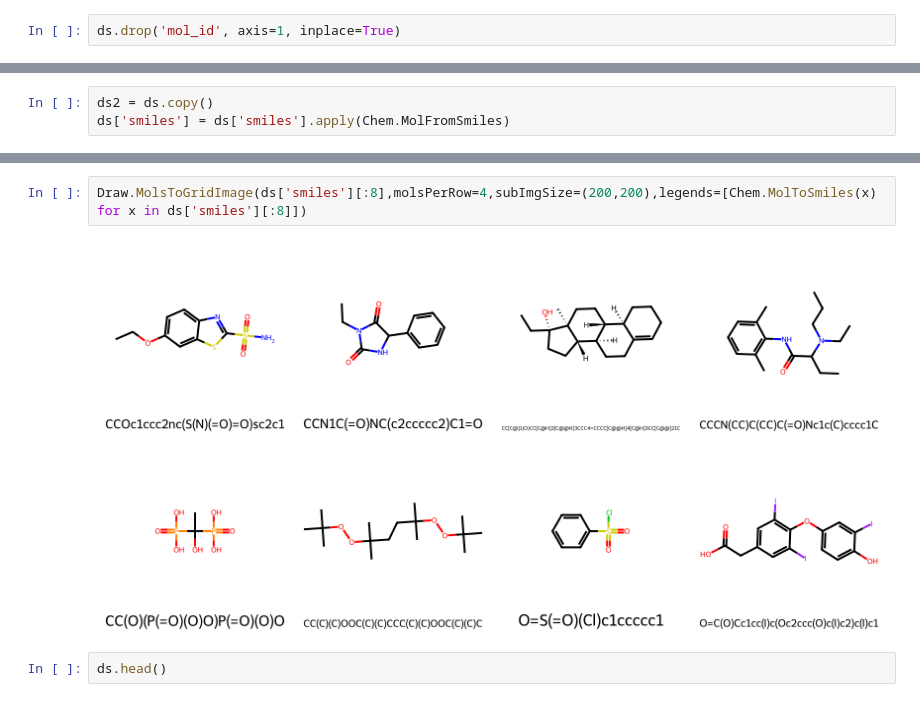
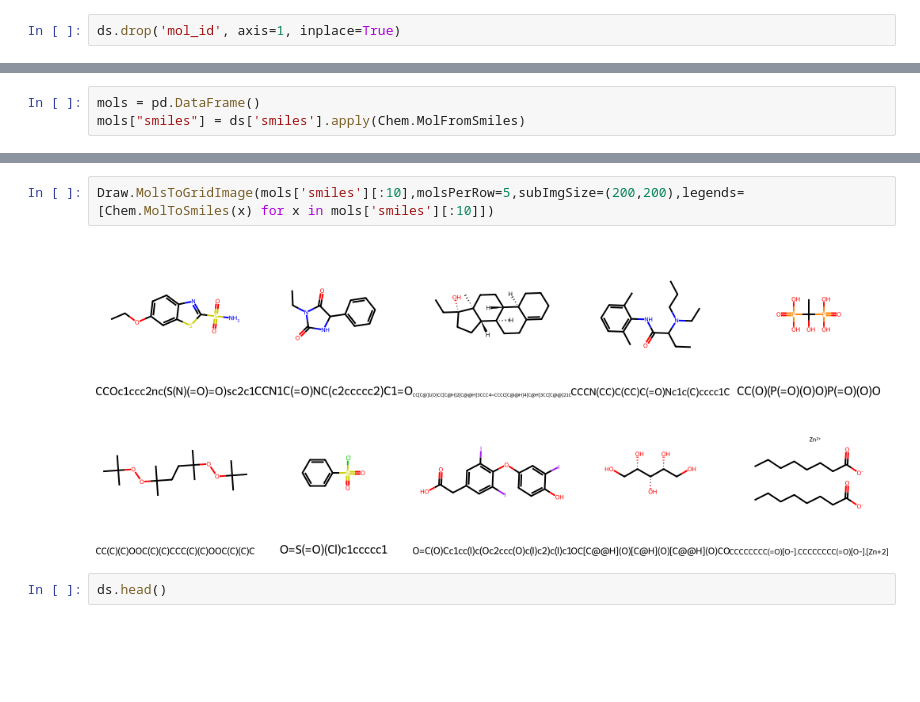
Before and after one commit to BernardGeorges/ProjetoAP, a Jupyter notebook: chemical_interaction.ipynb, the cells around one changed output, grey strips where cells are left out. Saved outputs shown, nothing was run; the diff lists cells and outputs as text; blank space fills up the shorter version.

```diff
--- a/chemical_interaction.ipynb
+++ b/chemical_interaction.ipynb
@@ -84,4 +121,4 @@ plt.show()
 # %%
-ds2 = ds.copy()
-ds['smiles'] = ds['smiles'].apply(Chem.MolFromSmiles)
+mols = pd.DataFrame()
+mols["smiles"] = ds['smiles'].apply(Chem.MolFromSmiles)
 # %% [output]
@@ -98,7 +126,7 @@ ds2.head()
 # %%
-Draw.MolsToGridImage(ds['smiles'][:8],molsPerRow=4,subImgSize=(200,200),legends=[Chem.MolToSmiles(x) for x in ds['smiles'][:8]])
+Draw.MolsToGridImage(mols['smiles'][:10],molsPerRow=5,subImgSize=(200,200),legends=[Chem.MolToSmiles(x) for x in mols['smiles'][:10]])
 # %% [output]
-[figure, old version]
+[figure, new version]
 # %%
 ds.head()
 # %% [output]
```
Also changed, not shown: parts of 15 cells of this notebook, 1 other file.
